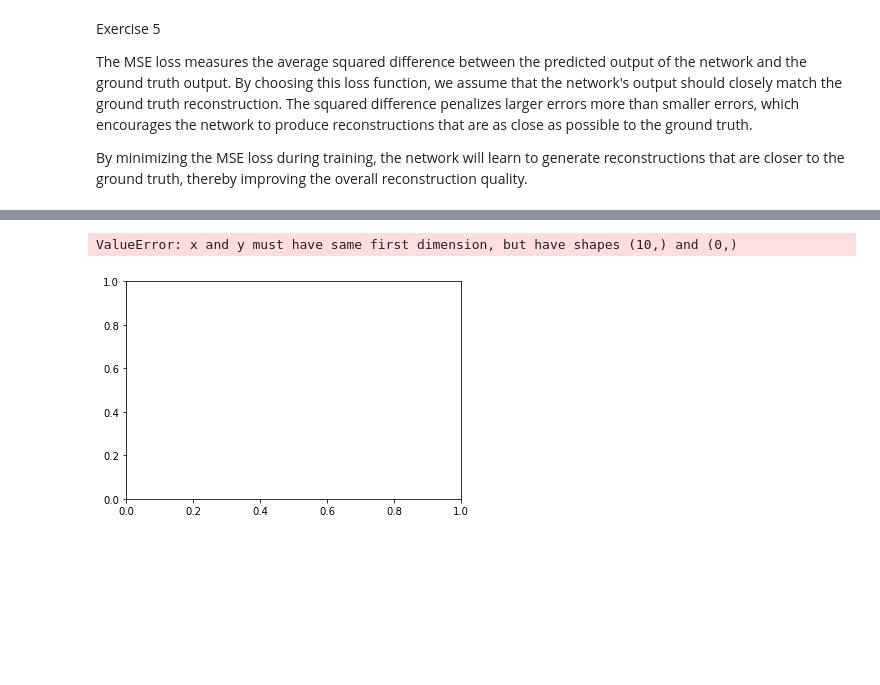
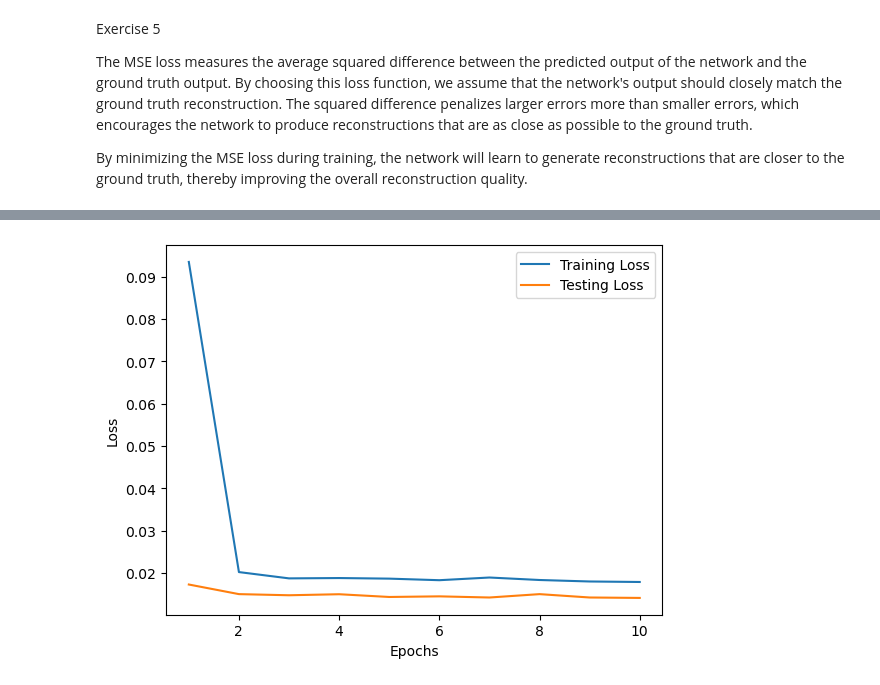
Before and after one commit to vanboven073/5LSL0, a Jupyter notebook: Week_3_convnet.ipynb, the cells around one changed output, grey strips where cells are left out. Drawn from its saved outputs; the diff is of its cells as text; code cells hidden in the pictures; blank space fills up the shorter version.

```diff
--- a/Week_3_convnet.ipynb
+++ b/Week_3_convnet.ipynb
@@ -103,7 +129,7 @@ class ReconstructionNet(nn.Module):
         return x
 # %%
 # Create an instance of the ReconstructionNet
-model = ReconstructionNet()
+model = ConvNet()
 
 # Define the loss function
 loss_fn = nn.MSELoss()
@@ -114,3 +140,4 @@ optimizer = optim.Adam(model.parameters(), lr=0.001)
 # Train the model
 train_losses = []
 test_losses = []
+num_epochs = 10
@@ -117,45 +146,50 @@ test_losses = []
 # %%
-for epoch in range(10):
+for epoch in range(num_epochs):
     train_loss = 0.0
-    test_loss = 0.0
+    count = 0
 
     # Training loop
     model.train()
-    for i,(kspace, M, gt) in enumerate(tqdm(train_loader, leave=False)):
+    loop = tqdm(train_loader)
+    loop.set_description(f"Epoch [{epoch}/{num_epochs}]")
+    for i,(kspace, M, gt) in enumerate(loop):
         gt_label = gt.unsqueeze(1)
         kspace_input = kspace.unsqueeze(1)
-
         # get accelerated MRI image from partial k-space
         acc_mri = torch.abs(ifft2(kspace_input))
-
+        #acc_mri = np.transpose(acc_mri, (0, 3, 1, 2))
         optimizer.zero_grad()
 
         outputs = model(acc_mri)
 
         loss = loss_fn(outputs, gt_label)
         loss.backward()
-
+        count+=1
         optimizer.step()
-        train_loss += loss.item() * kspace_input.size(0)
-
+        train_loss += loss.item() #* kspace_input.size(0)
+        loop.set_postfix(loss=loss.item())
+    count_test = 0
+    test_loss = 0
     # Testing loop
     model.eval()
     with torch.no_grad():
-       for i,(kspace_t, M_t, gt_t) in enumerate(tqdm(test_loader, leave=False)):
+       loop = tqdm(test_loader)
+       for i,(kspace_t, M_t, gt_t) in enumerate(loop):
             gt_label_t = gt_t.unsqueeze(1)
-            kspace_input_t = k_space_t.unsqueeze(1)
+            kspace_input_t = kspace_t.unsqueeze(1)
 
             # get accelerated MRI image from partial k-space
             acc_mri_t = torch.abs(ifft2(kspace_input_t))
 
             outputs = model(acc_mri_t)
-
-            loss = loss_fn(outputs, gt_t)
-            test_loss += loss.item() * kspace_input_t.size(0)
+            count_test +=1
+            loss = loss_fn(outputs, gt_label_t)
+            test_loss += loss.item()# * kspace_input_t.size(0)
+            loop.set_postfix(loss=loss.item())
 
     # Calculate average losses
-    train_loss /= len(train_loader.dataset)
-    test_loss /= len(test_loader.dataset)
+    train_loss /= count
+    test_loss /= count_test
 
     train_losses.append(train_loss)
     test_losses.append(test_loss)
@@ -170,18 +213,17 @@ RuntimeError: Given groups=1, weight of size [32, 1, 3, 3], expected input[1, 32
 # %%
 # Plot the training and testing loss
 import matplotlib.pyplot as plt
 
-epochs = range(1, 11)
+epochs = range(1, num_epochs +1)
 
 plt.plot(epochs, train_losses, label='Training Loss')
 plt.plot(epochs, test_losses, label='Testing Loss')
 plt.xlabel('Epochs')
 plt.ylabel('Loss')
 plt.legend()
 plt.show()
 # %% [output]
-ValueError: x and y must have same first dimension, but have shapes (10,) and (0,)
-[figure, old version]
+[figure, new version]
 # %%
 # Get accelerated MRI input
 accelerated_mri_input = get_accelerate_MRI(kspace)
```
Also changed, not shown: parts of 10 cells of this notebook, 9 other files.
